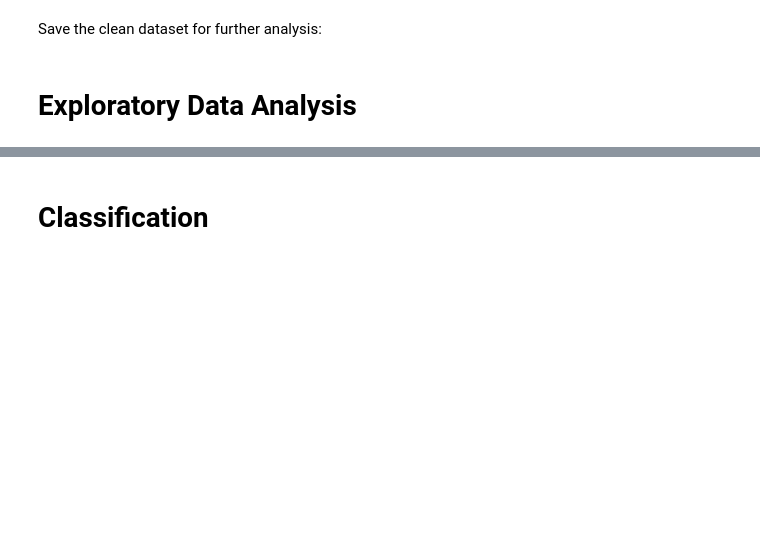
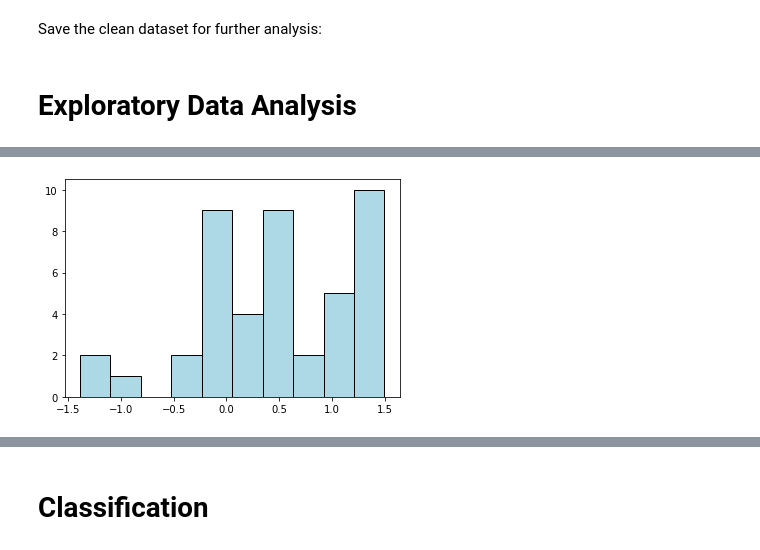
Before and after one commit to ZhenghaoXiao32/educational-process-mining, a Jupyter notebook: educational_process_mining.ipynb, the cells around one changed output, grey strips where cells are left out. Cells and saved outputs as stored; diff of their text form; code cells hidden in the pictures; blank space fills up the shorter version.

```diff
--- a/educational_process_mining.ipynb
+++ b/educational_process_mining.ipynb
@@ -415,0 +464,2 @@ df_clean.to_csv("epm_clean.csv", encoding='utf-8', index=False)
+# %%
+scaled_grades = df_clean.iloc[:, 6:11]
@@ -415,0 +487,4 @@ df_clean.to_csv("epm_clean.csv", encoding='utf-8', index=False)
+# %%
+plt.hist(scaled_grades['se2'], color='lightblue', edgecolor='black');
+# %% [output]
+[figure, added]
```
Also changed, not shown: parts of 76 cells of this notebook.
